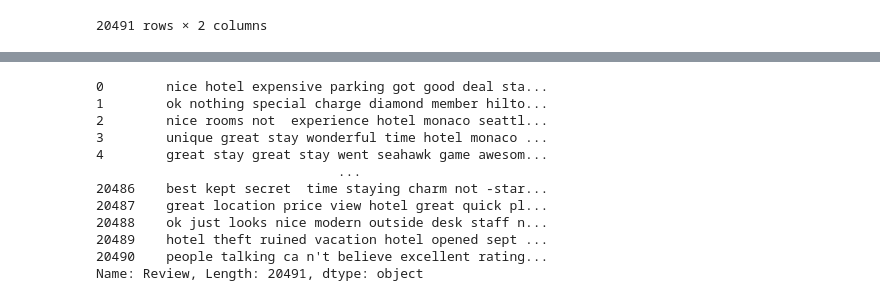
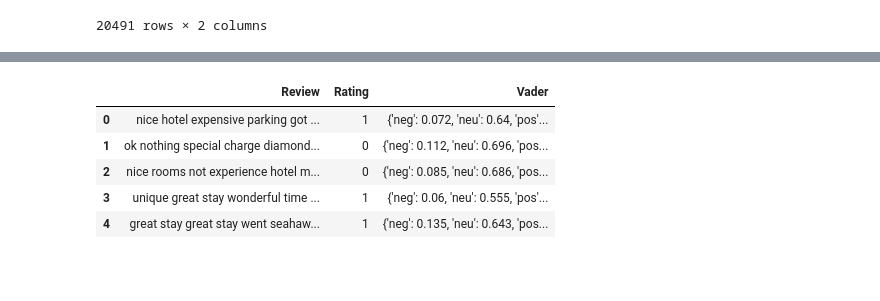
Before and after one commit to kanishckt/Sentiment-Analysis-of-Customer-Reviews, a Jupyter notebook: Sentiment-analysis.ipynb, the cells around one changed output, grey strips where cells are left out. Drawn from its saved outputs; the diff is of its cells as text; code cells hidden in the pictures; blank space fills up the shorter version.

Commit message:
VADER

```diff
--- a/Sentiment-analysis.ipynb
+++ b/Sentiment-analysis.ipynb
@@ -189,2 +168,4 @@ def SpellCheck(text):
+# %%
+sia = SentimentIntensityAnalyzer()
 # %%
-df['Review']= df['Review'].apply(SpellCheck)
+df['Vader'] = df['Review'].apply(sia.polarity_scores)
@@ -190,0 +174,7 @@ df['Review']= df['Review'].apply(SpellCheck)
+# %%
+
+
+pd.set_option('display.max_columns', 500)
+
+pd.set_option('display.width', 350)
+df['Vader']
@@ -191,15 +194,9 @@ df['Review']= df['Review'].apply(SpellCheck)
 # %%
-df['Review']
+df.head()
 # %% [output]
-0        nice hotel expensive parking got good deal sta...
-1        ok nothing special charge diamond member hilto...
-2        nice rooms not  experience hotel monaco seattl...
-3        unique great stay wonderful time hotel monaco ...
-4        great stay great stay went seahawk game awesom...
-                               ...
-20486    best kept secret  time staying charm not -star...
-20487    great location price view hotel great quick pl...
-20488    ok just looks nice modern outside desk staff n...
-20489    hotel theft ruined vacation hotel opened sept ...
-20490    people talking ca n't believe excellent rating...
-Name: Review, Length: 20491, dtype: object
+|  | Review | Rating | Vader |
+| 0 | nice hotel expensive parking got ... | 1 | {'neg': 0.072, 'neu': 0.64, 'pos'... |
+| 1 | ok nothing special charge diamond... | 0 | {'neg': 0.112, 'neu': 0.696, 'pos... |
+| 2 | nice rooms not experience hotel m... | 0 | {'neg': 0.085, 'neu': 0.686, 'pos... |
+| 3 | unique great stay wonderful time ... | 1 | {'neg': 0.06, 'neu': 0.555, 'pos'... |
+| 4 | great stay great stay went seahaw... | 1 | {'neg': 0.135, 'neu': 0.643, 'pos... |
```
Also changed, not shown: parts of 7 cells of this notebook.
